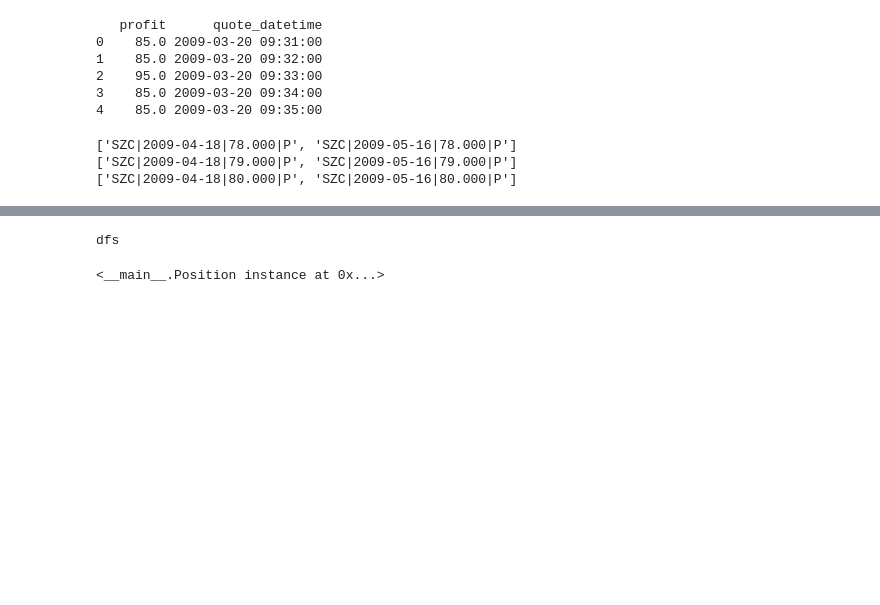
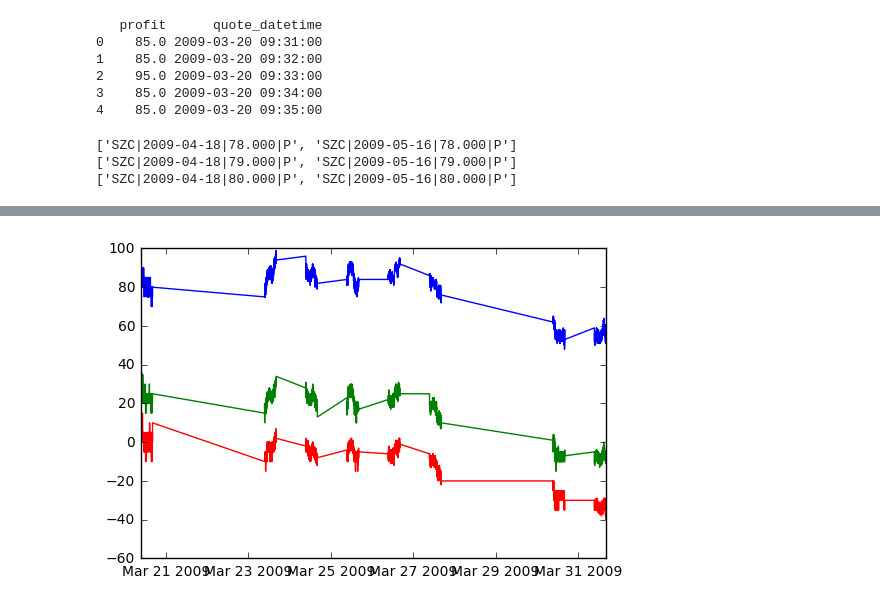
Before and after one commit to DexterAntonio/SPXDataP, a Jupyter notebook: spyOptionProcess.ipynb, the cells around one changed output, grey strips where cells are left out. Drawn from its saved outputs; the diff is of its cells as text; code cells hidden in the pictures; blank space fills up the shorter version.

```diff
--- a/spyOptionProcess.ipynb
+++ b/spyOptionProcess.ipynb
@@ -417,20 +439,26 @@ plt.hist(lengthList)
  <a list of 10 Patch objects>)
 # %%
+#this is where all of the calPosition profits are plotted
 %matplotlib inline
 calDF_list = []
-for j in range(0,len(calPos)/20):
+for j in range(0,len(calPos)):
     cal0D = {}
     cal0D["profit"] = []
     cal0D["quote_datetime"] = []
     profitList = cal0D["profit"]
     dateList = cal0D["quote_datetime"]
 
     cal0 = calPos[j]
     for i in range(0,len(cal0.profitArray)):
         dateList.append(cal0.dateTimeD[i])
         profitList.append(cal0.profitArray[i,1])
     calDF = pd.DataFrame(cal0D)
     calDF_list.append(calDF)
+    calDF = calDF_list[j]
     plt.plot(calDF["quote_datetime"],calDF["profit"])
-    #plt.xlim[xRange]
+
+
+#plt.xlim[xRange]
     #print xRange
+# %% [output]
+[figure, added]
@@ -442,25 +465,3 @@ xRange = [datetime.strptime('2009-03-23 9:30:00','%Y-%m-%d %H:%M:%S'),datetime.s
-# %%
-import pygal
-from math import cos
-xy_chart = pygal.XY()
-xy_chart.title = 'XY Cosinus'
-xy_chart.add('x = cos(y)', [(cos(x / 10.), x / 10.) for x in range(-50, 50, 5)])
-xy_chart.add('y = cos(x)', [(x / 10., cos(x / 10.)) for x in range(-50, 50, 5)])
-xy_chart.add('x = 1',  [(1, -5), (1, 5)])
-xy_chart.add('x = -1', [(-1, -5), (-1, 5)])
-xy_chart.add('y = 1',  [(-5, 1), (5, 1)])
-xy_chart.add('y = -1', [(-5, -1), (5, -1)])
-xy_chart.render()
-print "dfs"
-# %% [output]
-dfs
-# %%
-total = 0
-first = calPos[0]
-first.posLong = positions[0]
-print first.posLong
-# %% [output]
-<__main__.Position instance at 0x...>
 # %%
 print calDF["quote_datetime"].max()
 # %% [output]
```
Also changed, not shown: parts of 12 cells of this notebook.
